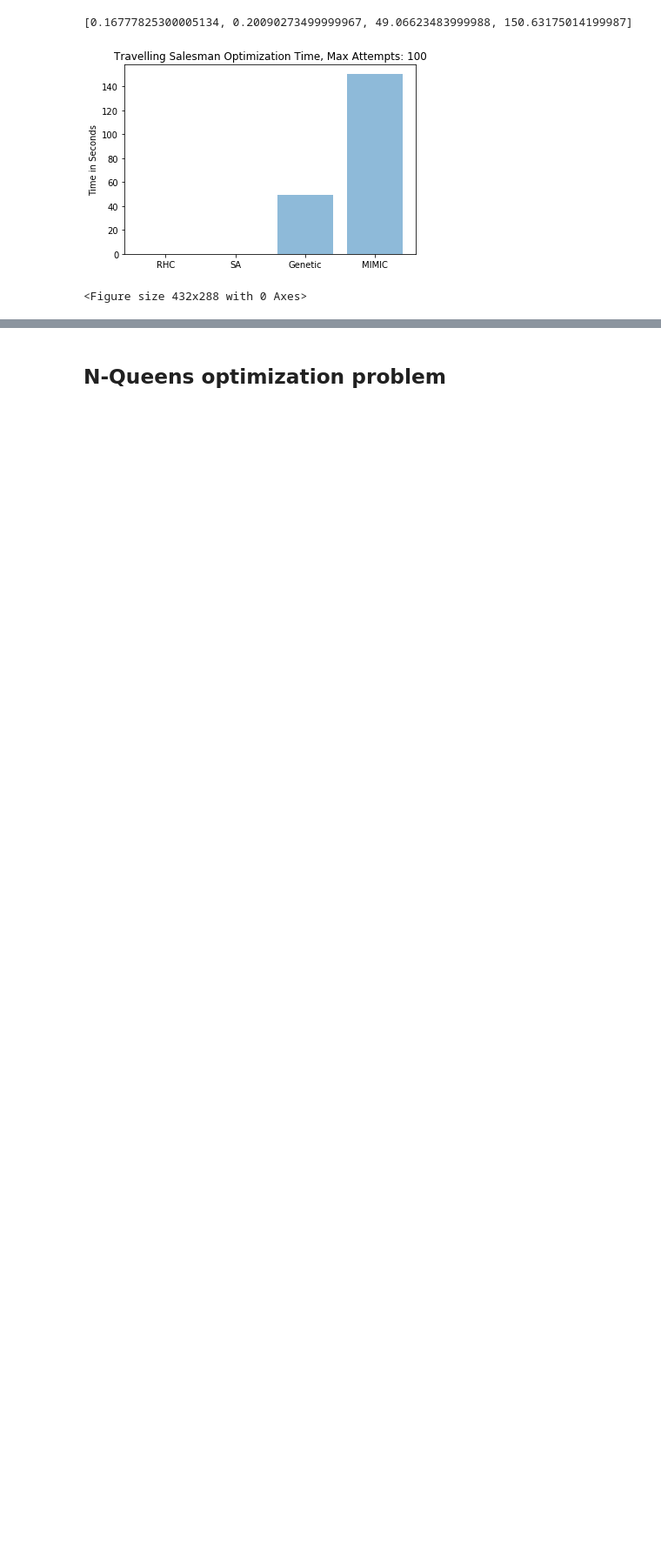
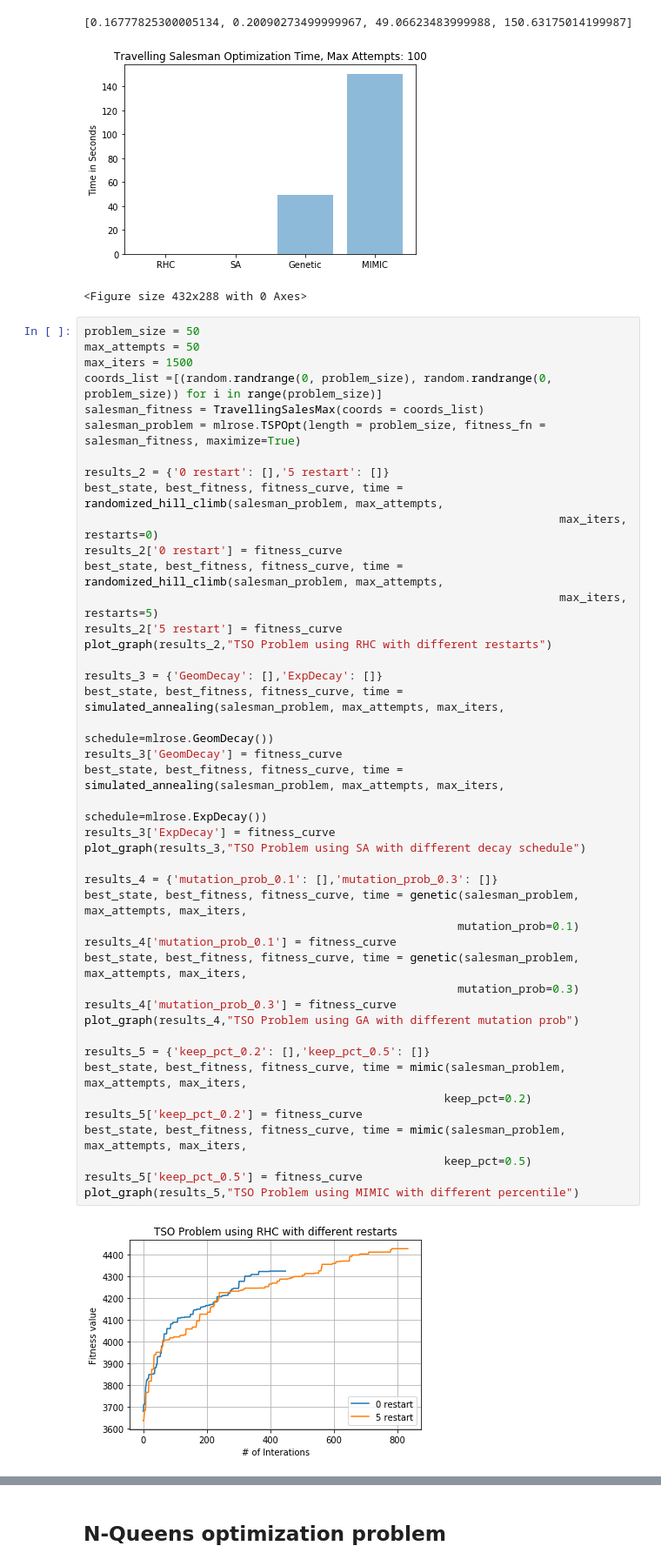
Before and after one commit to netcsc/randomized-optimization-ML, a Jupyter notebook: ro_problem.ipynb, the cells around one changed output, grey strips where cells are left out. Shown at 87% size. Cells and saved outputs as stored; diff of their text form; blank space fills up the shorter version.

```diff
--- a/ro_problem.ipynb
+++ b/ro_problem.ipynb
@@ -130,3 +130,48 @@ for k, v in results.items():
 [0.16777825300005134, 0.20090273499999967, 49.06623483999988, 150.63175014199987]
 [figure]
 <Figure size 432x288 with 0 Axes>
+# %%
+problem_size = 50
+max_attempts = 50
+max_iters = 1500
+coords_list =[(random.randrange(0, problem_size), random.randrange(0, problem_size)) for i in range(problem_size)]
+salesman_fitness = TravellingSalesMax(coords = coords_list)
+salesman_problem = mlrose.TSPOpt(length = problem_size, fitness_fn = salesman_fitness, maximize=True)
+
+results_2 = {'0 restart': [],'5 restart': []}
+best_state, best_fitness, fitness_curve, time = randomized_hill_climb(salesman_problem, max_attempts,
+                                                                      max_iters, restarts=0)
+results_2['0 restart'] = fitness_curve
+best_state, best_fitness, fitness_curve, time = randomized_hill_climb(salesman_problem, max_attempts,
+                                                                      max_iters, restarts=5)
+results_2['5 restart'] = fitness_curve
+plot_graph(results_2,"TSO Problem using RHC with different restarts")
+
+results_3 = {'GeomDecay': [],'ExpDecay': []}
+best_state, best_fitness, fitness_curve, time = simulated_annealing(salesman_problem, max_attempts, max_iters,
+                                                                    schedule=mlrose.GeomDecay())
+results_3['GeomDecay'] = fitness_curve
+best_state, best_fitness, fitness_curve, time = simulated_annealing(salesman_problem, max_attempts, max_iters,
+                                                                    schedule=mlrose.ExpDecay())
+results_3['ExpDecay'] = fitness_curve
+plot_graph(results_3,"TSO Problem using SA with different decay schedule")
+
+results_4 = {'mutation_prob_0.1': [],'mutation_prob_0.3': []}
+best_state, best_fitness, fitness_curve, time = genetic(salesman_problem, max_attempts, max_iters,
+                                                       mutation_prob=0.1)
+results_4['mutation_prob_0.1'] = fitness_curve
+best_state, best_fitness, fitness_curve, time = genetic(salesman_problem, max_attempts, max_iters,
+                                                       mutation_prob=0.3)
+results_4['mutation_prob_0.3'] = fitness_curve
+plot_graph(results_4,"TSO Problem using GA with different mutation prob")
+
+results_5 = {'keep_pct_0.2': [],'keep_pct_0.5': []}
+best_state, best_fitness, fitness_curve, time = mimic(salesman_problem, max_attempts, max_iters,
+                                                     keep_pct=0.2)
+results_5['keep_pct_0.2'] = fitness_curve
+best_state, best_fitness, fitness_curve, time = mimic(salesman_problem, max_attempts, max_iters,
+                                                     keep_pct=0.5)
+results_5['keep_pct_0.5'] = fitness_curve
+plot_graph(results_5,"TSO Problem using MIMIC with different percentile")
+# %% [output]
+[figure, added]
```
Also changed, not shown: parts of 3 cells of this notebook, 2 other files.
